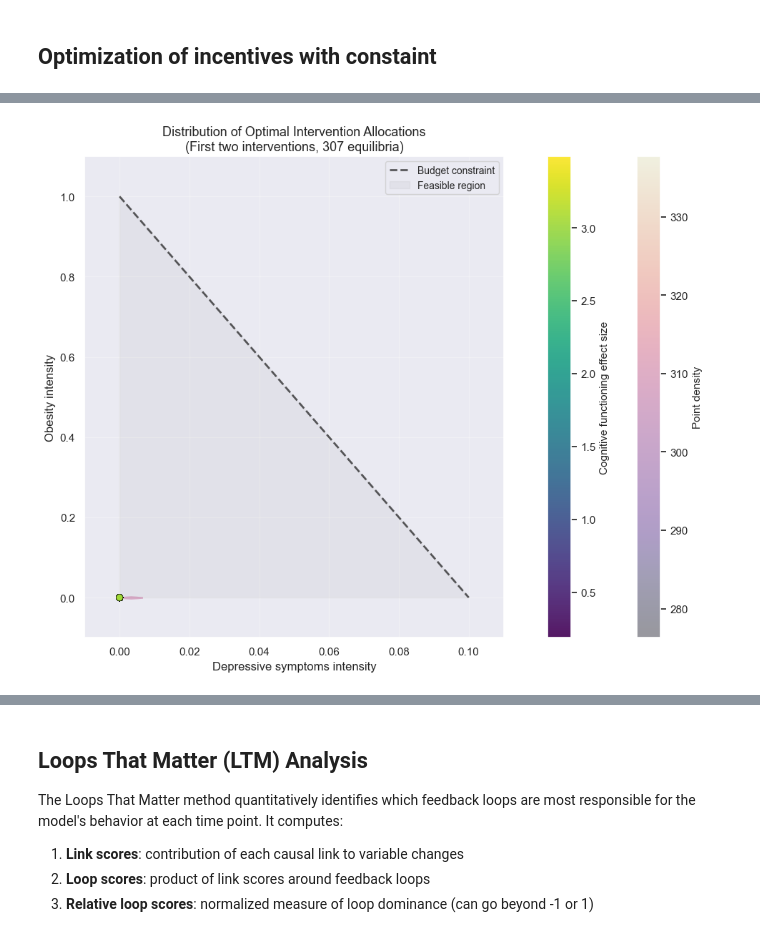
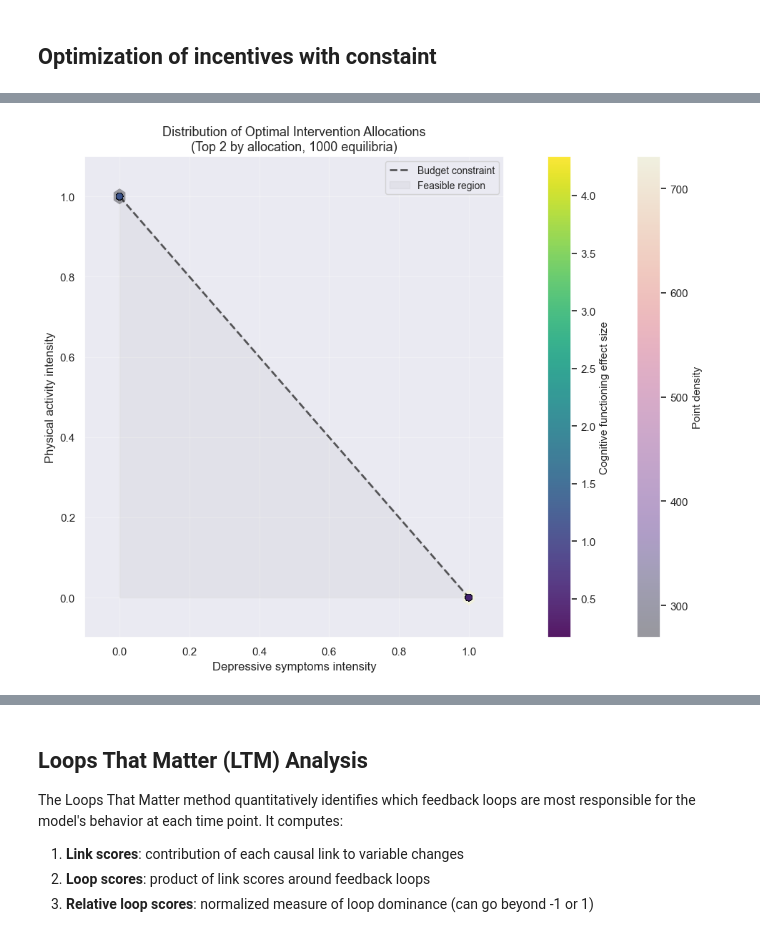
Before and after one commit to vvvasconcelos/SystemsInsightPipeline, a Jupyter notebook: tutorials/Alzheimer.ipynb, the cells around one changed output, grey strips where cells are left out. Drawn from its saved outputs; the diff is of its cells as text; code cells hidden in the pictures.

```diff
--- a/tutorials/Alzheimer.ipynb
+++ b/tutorials/Alzheimer.ipynb
@@ -38,7 +36,7 @@ s = extract.extract_settings()  # Extract the settings using the Kumu Excel file
 
 # Set simulation settings
 s.seed = 1912884
-s.N = 100  # Number of simulations
+s.N = 1000  # Number of simulations
 s.t_end = 20  # Timeframe of the simulation
 s.time_unit = "quarter-years"  # Base unit of time (time unit of t_end)
 s.parameter_value_aux = 0.1
@@ -129,7 +125,7 @@ from tqdm import tqdm
 
 # Configure costs per intervention and whether to maximize or minimize the VOI
 # Make Depressive symptoms an order of magnitude more expensive than the others
-costs = [10.0] + [1.0] * (len(s.intervention_variables) - 1)
+costs = [1.0] + [1.0] * (len(s.intervention_variables) - 1)
 maximize_voi = True  # set False to minimize
 voi_name = s.variable_of_interest[0]
 
@@ -166,12 +162,26 @@ First few rows of optimization results:
 # %%
-# Plot distribution of optimal intensities in 2D simplex (first two interventions)
+# Plot distribution of optimal intensities in 2D simplex
+# Auto-select the two interventions with highest mean allocation
 import matplotlib.pyplot as plt
 import numpy as np
 
-# Get the first two intervention variables
-int_var_1 = s.intervention_variables[0]
-int_var_2 = s.intervention_variables[1]
-int_var_3 = s.intervention_variables[2] if len(s.intervention_variables) > 2 else None
+# Find interventions sorted by mean allocation (highest first)
+mean_allocations_single = {}
+for var in s.intervention_variables:
+    col = f'intensity_{var}'
+    mean_allocations_single[var] = opt_df[col].mean()
+
+sorted_interventions = sorted(mean_allocations_single.items(), key=lambda x: x[1], reverse=True)
+int_var_1 = sorted_interventions[0][0]  # Highest allocation
+int_var_2 = sorted_interventions[1][0]  # Second highest
+
+print(f"Plotting top 2 interventions by allocation:")
+print(f"  1. {int_var_1}: mean = {mean_allocations_single[int_var_1]:.4f}")
+print(f"  2. {int_var_2}: mean = {mean_allocations_single[int_var_2]:.4f}")
+
+# Get cost indices for these variables
+cost_1 = costs[s.intervention_variables.index(int_var_1)]
+cost_2 = costs[s.intervention_variables.index(int_var_2)]
 
 # Extract intensities from optimization results
 x = opt_df[f'intensity_{int_var_1}'].values
@@ -181,62 +191,43 @@ effects = opt_df['voi_effect_size'].values
 # Create figure
 fig, ax = plt.subplots(figsize=(10, 8))
 
-# Plot the feasible region boundary (budget constraint: x + y <= 1.0 for equal costs)
-if len(costs) >= 2:
-    # Budget constraint: intensity_1 * cost_1 + intensity_2 * cost_2 <= 1.0
-    max_x = 1.0 / costs[0]
-    max_y = 1.0 / costs[1]
+# Plot the feasible region boundary
+max_x = 1.0 / cost_1
+max_y = 1.0 / cost_2
+x_boundary = np.linspace(0, max_x, 100)
+y_boundary = (1.0 - x_boundary * cost_1) / cost_2
+y_boundary = np.maximum(y_boundary, 0)
+ax.plot(x_boundary, y_boundary, 'k--', linewidth=2, label='Budget constraint', alpha=0.7, zorder=2)
+ax.fill_between(x_boundary, 0, y_boundary, alpha=0.08, color='gray', label='Feasible region', zorder=1)
 
-    # Plot constraint boundary
-    x_boundary = np.linspace(0, max_x, 100)
-    y_boundary = (1.0 - x_boundary * costs[0]) / costs[1]
-    y_boundary = np.maximum(y_boundary, 0)  # Clip negative values
-    ax.plot(x_boundary, y_boundary, 'k--', linewidth=2, label='Budget constraint', alpha=0.7, zorder=2)
-
-    # Fill feasible region
-    ax.fill_between(x_boundary, 0, y_boundary, alpha=0.08, color='gray', label='Feasible region', zorder=1)
-
-# Density layer: hexbin counts to show clustering (keep behind points)
+# Density layer: hexbin counts to show clustering
 hb = ax.hexbin(x, y, gridsize=30, cmap='magma', mincnt=1, linewidths=0.1, alpha=0.35, zorder=1)
 cbar_density = plt.colorbar(hb, ax=ax, pad=0.012)
 cbar_density.set_label('Point density', fontsize=11)
 
-# Scatter plot colored by effect size; bring to front
-scatter = ax.scatter(
-    x,
-    y,
-    c=effects,
-    cmap='viridis',
-    s=46,
-    alpha=0.9,
-    edgecolors='black',
-    linewidth=0.35,
-    zorder=3,
-)
+# Scatter plot colored by effect size
+scatter = ax.scatter(x, y, c=effects, cmap='viridis', s=46, alpha=0.9,
+                     edgecolors='black', linewidth=0.35, zorder=3)
 cbar_effect = plt.colorbar(scatter, ax=ax, pad=0.08)
 cbar_effect.set_label(f'{voi_name} effect size', fontsize=11)
 
 ax.set_xlabel(f'{int_var_1} intensity', fontsize=12)
 ax.set_ylabel(f'{int_var_2} intensity', fontsize=12)
-ax.set_title(f'Distribution of Optimal Intervention Allocations\n(First two interventions, {len(opt_df)} equilibria)', fontsize=13)
+ax.set_title(f'Distribution of Optimal Intervention Allocations\n(Top 2 by allocation, {len(opt_df)} equilibria)', fontsize=13)
 ax.legend(loc='upper right', fontsize=10)
 ax.grid(True, alpha=0.3)
 
-# Set axis limits with padding proportional to max_x and max_y for consistent appearance across different costs
-if len(costs) >= 2:
-    margin_x = (1.0 / costs[0]) * 0.1
-    margin_y = (1.0 / costs[1]) * 0.1
-    ax.set_xlim(left=-margin_x, right=1.0 / costs[0] + margin_x)
-    ax.set_ylim(bottom=-margin_y, top=1.0 / costs[1] + margin_y)
+# Set axis limits based on data with some margin
+margin_x = max_x * 0.1
+margin_y = max_y * 0.1
+ax.set_xlim(left=-margin_x, right=max_x + margin_x)
+ax.set_ylim(bottom=-margin_y, top=max_y + margin_y)
 
 plt.tight_layout()
 plt.show()
 
 # Print summary statistics
-print(f"Optimization results summary ({len(opt_df)} equilibria):")
+print(f"\nOptimization results summary ({len(opt_df)} equilibria):")
 print(f"  {int_var_1}: mean={x.mean():.3f}, std={x.std():.3f}, range=[{x.min():.3f}, {x.max():.3f}]")
 print(f"  {int_var_2}: mean={y.mean():.3f}, std={y.std():.3f}, range=[{y.min():.3f}, {y.max():.3f}]")
-if int_var_3:
-    z = opt_df[f'intensity_{int_var_3}'].values
-    print(f"  {int_var_3}: mean={z.mean():.3f}, std={z.std():.3f}, range=[{z.min():.3f}, {z.max():.3f}]")
 # %% [output]
@@ -243 +237 @@ if int_var_3:
-[figure, old version]
+[figure, new version]
```
Also changed, not shown: parts of 13 cells of this notebook.
